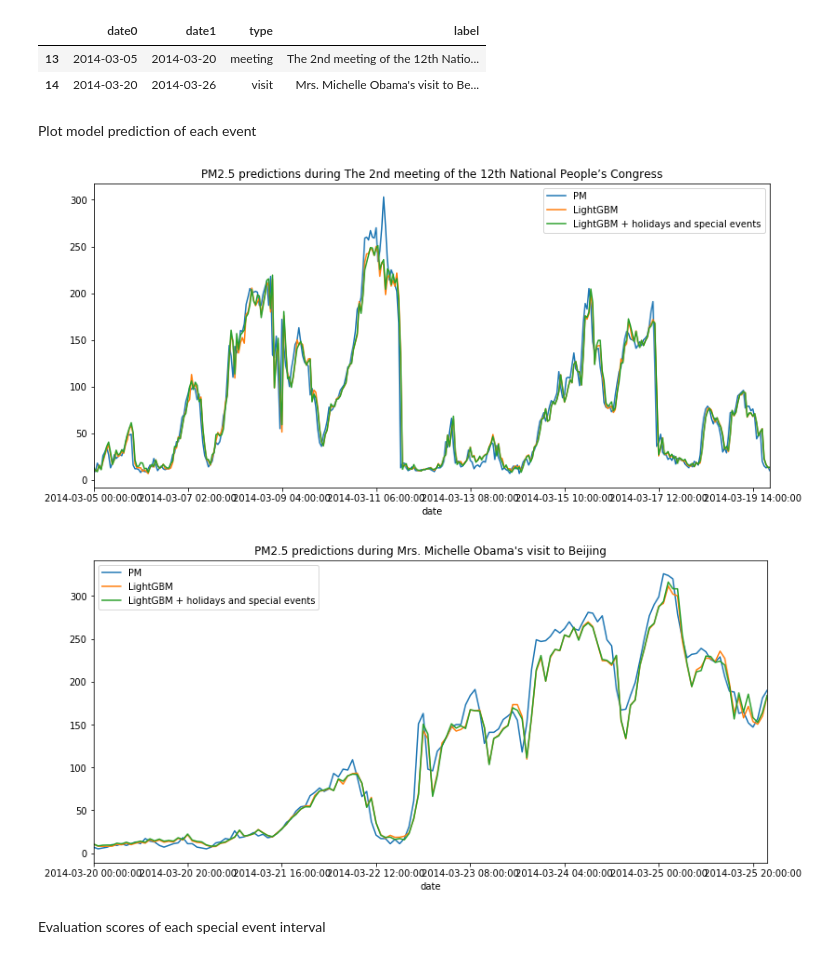
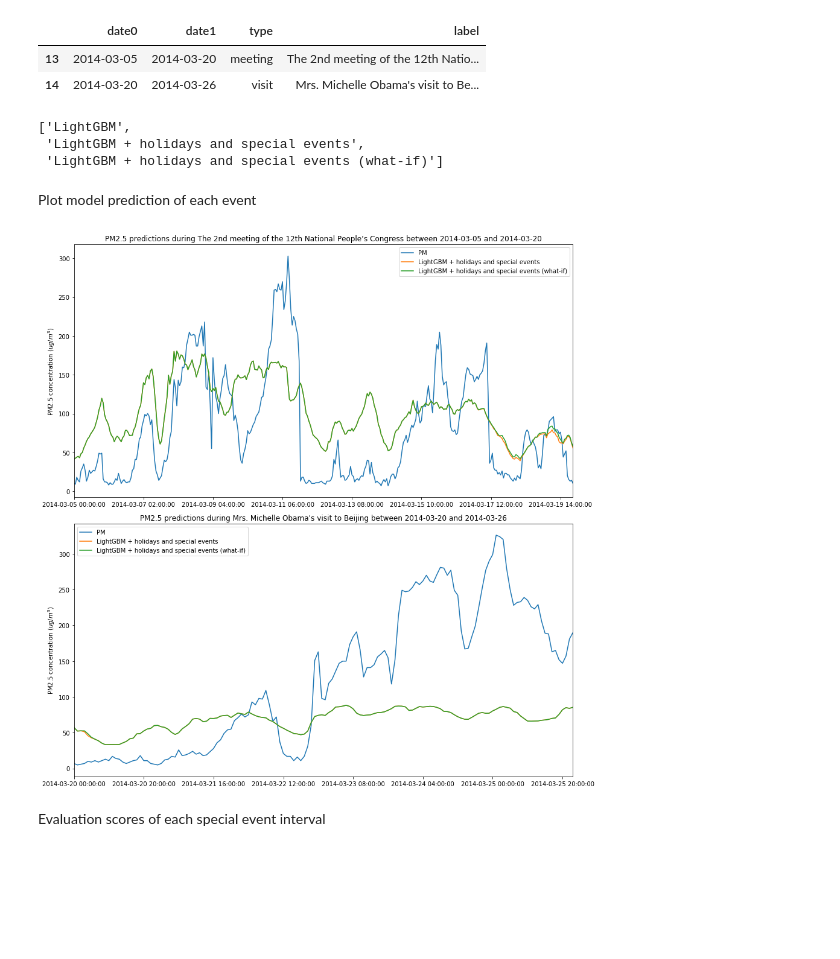
Before and after one commit to TravorLZH/pm25, a Jupyter notebook: pm25_forecasting.ipynb, the cells around one changed output. Drawn from its saved outputs; the diff is of its cells as text; code cells hidden in the pictures; blank space fills up the shorter version.

Commit message:
Error correction and bug fixes
* pm25_forecasting.ipynb: Fixed a data leakage issue
* pm25_preprocessing.ipynb: Change the scale of `PM Completeness' figure

```diff
--- a/pm25_forecasting.ipynb
+++ b/pm25_forecasting.ipynb
@@ -32,15 +32,14 @@ datetime_cols=["is_holiday","is_special_event"]
 
 x_pm=list(set(data.columns)-set(["PM"])-set(datetime_cols))
 
-def fill_fea(df,p,cols):
-    pos=p-test_idx[0]
+def fill_fea(df,pos,cols):
     for col in cols:
         lagtmp=[]
         for t in range(1,lag_hours+1):
-            if t<=pos:
+            if pos-t>=test_idx[0]:
                 x=df.loc[pos-t,col]
             else:
-                x=data.loc[test_idx[0]+pos-t,col]
+                x=data.loc[pos-t,col]
             df.loc[pos,"%s_lag%d" % (col,t)]=x
             lagtmp.append(x)
         df.loc[pos,"%s_mean" % col]=np.mean(lagtmp)
@@ -69,7 +68,7 @@ pm_model_params={
 ## Prepare the testing set for PM2.5 prediction
 # %%
 from sklearn.multioutput import MultiOutputRegressor
-
+from lightgbm import LGBMRegressor
 
 pm_test_file="BeijingPM_test.csv"
 lowbs=list(range(test_idx[0],test_idx[-1],24))
@@ -77,8 +76,6 @@ lowbs=list(range(test_idx[0],test_idx[-1],24))
 if os.path.exists(pm_test_file):
     print("Reading the testing set from %s" % pm_test_file)
     pm_testset=pd.read_csv(pm_test_file)
-    pm_testset.index=np.array(pm_testset["Unnamed: 0"],dtype=np.int)
-    pm_testset.drop("Unnamed: 0",axis=1,inplace=True)
 else:
     pm_testset=data.loc[test_idx].copy()
     print("Creating testing set for [%d:%d]" % (test_idx[0],test_idx[-1]+1))
@@ -89,6 +86,10 @@ else:
         for k in tqdm(range(lowb,lowb+24),desc="[%d:%d] (%d/%d)" % (lowb,lowb+24,i+1,len(lowbs))):
             fill_fea(pm_testset,k,y_met)
             pm_testset.loc[k,y_met]=pd.DataFrame(met_model.predict(pm_testset.loc[[k],x_met]),columns=y_met).loc[0]
-    pm_testset.to_csv(pm_test_file)
+    pm_testset.reset_index(inplace=True)
+    pm_testset.drop("index",inplace=True)
+    pm_testset[:len(test_idx)].to_csv(pm_test_file,index=False)
+
+pm_testset.index=test_idx
 # %% [output]
 Reading the testing set from BeijingPM_test.csv
@@ -182,0 +199,8 @@ pm_comp[["PM","LightGBM + holidays and special events"]].plot(ax=ax)
+# %%
+plt.figure(figsize=(15,7))
+ax=plt.gca()
+ax.set_title("True PM2.5 vs. LightGBM prediction during %s and %s" % (pm_comp.index[0],pm_comp.index[-1]))
+ax.set_ylabel("PM2.5 concentration ($ug/m^3$)")
+pm_comp[["PM",*model_names[:2]]].plot(ax=ax)
+
+plt.savefig("graphs/lgbm_prediction.png")
@@ -193,30 +219,40 @@ test_events
 |  | date0 | date1 | type | label |
 | 13 | 2014-03-05 | 2014-03-20 | meeting | The 2nd meeting of the 12th Natio... |
 | 14 | 2014-03-20 | 2014-03-26 | visit | Mrs. Michelle Obama's visit to Be... |
+# %%
+model_names
+# %% [output]
+['LightGBM',
+ 'LightGBM + holidays and special events',
+ 'LightGBM + holidays and special events (what-if)']
 # %% [markdown]
 Plot model prediction of each event
 # %%
 score_list=[]
 score_dict={}
 
-for d0,d1,lbl in zip(test_events["date0"],test_events["date1"],test_events["label"]):
-    plt.figure(figsize=(13,6))
+fg=plt.figure(figsize=(13,13))
+fg.set_tight_layout(True)
+
+for d0,d1,lbl,ax in zip(test_events["date0"],test_events["date1"],test_events["label"],fg.subplots(2,1)):
     rg=pm_comp.loc[d0:d1]
-    ax=rg.plot(ax=plt.gca())
-    ax.set_title("PM2.5 predictions during %s" % lbl)
-    plt.savefig("graphs/whatif_%s_%s.png" %(d0,d1))
+    rg[["PM"]+model_names[1:]].plot(ax=ax)
+    ax.set_xlabel(None)
+    ax.set_ylabel("PM2.5 concentration ($ug/m^3$)")
+    ax.set_title("PM2.5 predictions during %s between %s and %s" % (lbl,d0,d1))
     score_dict={}
     for m in eval_metrics.keys():
         score_dict[m]=[]
-    for col in pm_df.columns:
+    for col in model_names[1:]:
         for m in score_dict.keys():
             score_dict[m].append(eval_metrics[m](rg["PM"],rg[col]))
-    score_df=pd.DataFrame(score_dict,index=pm_df.columns)
+    score_df=pd.DataFrame(score_dict,index=model_names[1:])
     score_df.to_csv("whatif_%s_%s.csv" %(d0,d1))
     score_list.append(score_df)
+
+plt.savefig("graphs/whatif_analysis.png")
 # %% [output]
-[figure, old version]
+[figure, new version]
-[figure, removed]
 # %% [markdown]
 Evaluation scores of each special event interval
 # %%
```
Also changed, not shown: parts of 7 cells of this notebook, 1 other file.
